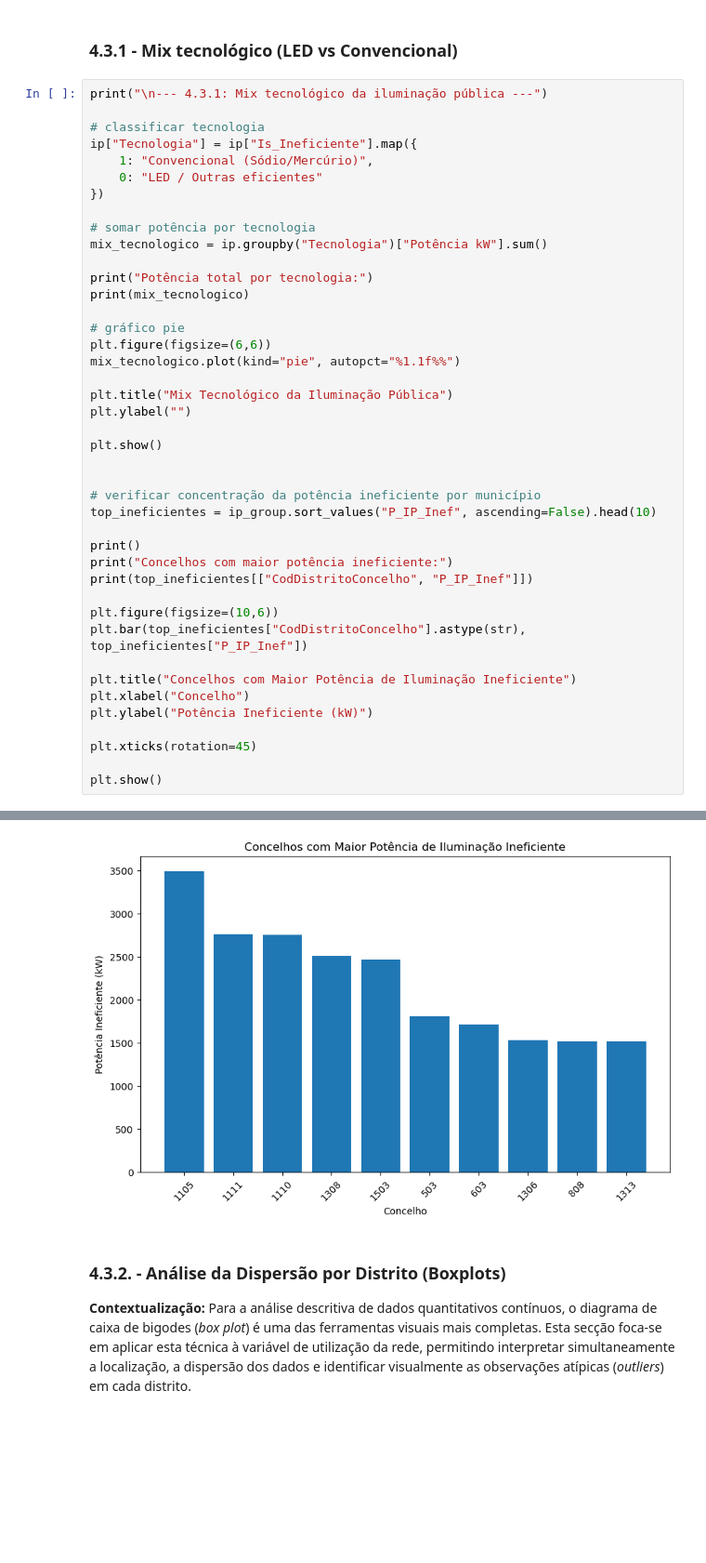
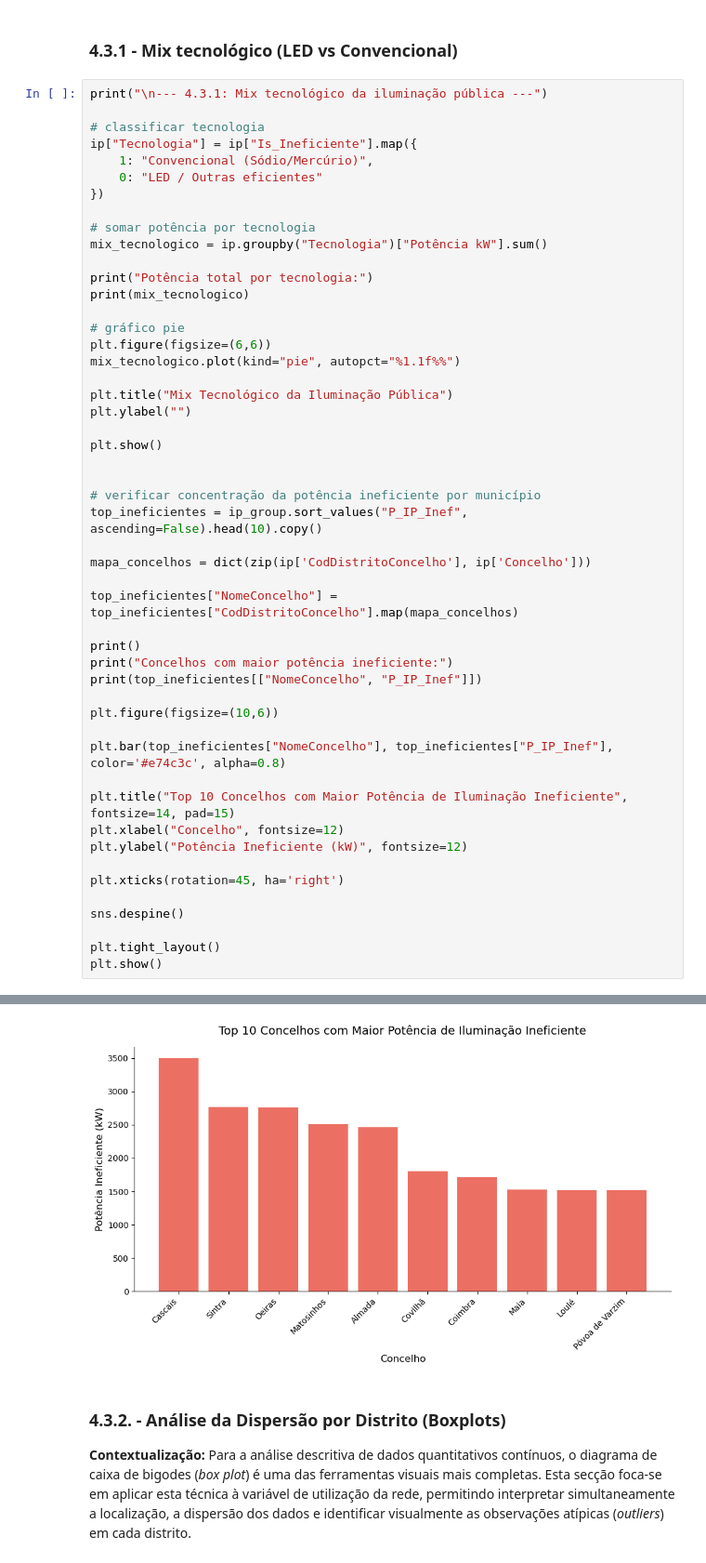
Before and after one commit to regina1230726/ANADI_TPA_3DI_1230726_1231003_1230620, a Jupyter notebook: codigo.ipynb, the cells around one changed output, grey strips where cells are left out. Shown at 93% size. Cells and saved outputs as stored; diff of their text form; blank space fills up the shorter version.

```diff
--- a/codigo.ipynb
+++ b/codigo.ipynb
@@ -229,21 +229,29 @@ plt.show()
 
 
 # verificar concentração da potência ineficiente por município
-top_ineficientes = ip_group.sort_values("P_IP_Inef", ascending=False).head(10)
+top_ineficientes = ip_group.sort_values("P_IP_Inef", ascending=False).head(10).copy()
+
+mapa_concelhos = dict(zip(ip['CodDistritoConcelho'], ip['Concelho']))
+
+top_ineficientes["NomeConcelho"] = top_ineficientes["CodDistritoConcelho"].map(mapa_concelhos)
 
 print()
 print("Concelhos com maior potência ineficiente:")
-print(top_ineficientes[["CodDistritoConcelho", "P_IP_Inef"]])
+print(top_ineficientes[["NomeConcelho", "P_IP_Inef"]])
 
 plt.figure(figsize=(10,6))
-plt.bar(top_ineficientes["CodDistritoConcelho"].astype(str), top_ineficientes["P_IP_Inef"])
 
-plt.title("Concelhos com Maior Potência de Iluminação Ineficiente")
-plt.xlabel("Concelho")
-plt.ylabel("Potência Ineficiente (kW)")
+plt.bar(top_ineficientes["NomeConcelho"], top_ineficientes["P_IP_Inef"], color='#e74c3c', alpha=0.8)
 
-plt.xticks(rotation=45)
+plt.title("Top 10 Concelhos com Maior Potência de Iluminação Ineficiente", fontsize=14, pad=15)
+plt.xlabel("Concelho", fontsize=12)
+plt.ylabel("Potência Ineficiente (kW)", fontsize=12)
 
+plt.xticks(rotation=45, ha='right')
+
+sns.despine()
+
+plt.tight_layout()
 plt.show()
 # %% [output]
 --- 4.3.1: Mix tecnológico da iluminação pública ---
@@ -268,4 +276,4 @@ Concelhos com maior potência ineficiente:
-[figure, old version]
+[figure, new version]
 # %% [markdown]
 ### 4.3.2. - Análise da Dispersão por Distrito (Boxplots)
 
```
Also changed, not shown: parts of 3 cells of this notebook, 1 other file.
